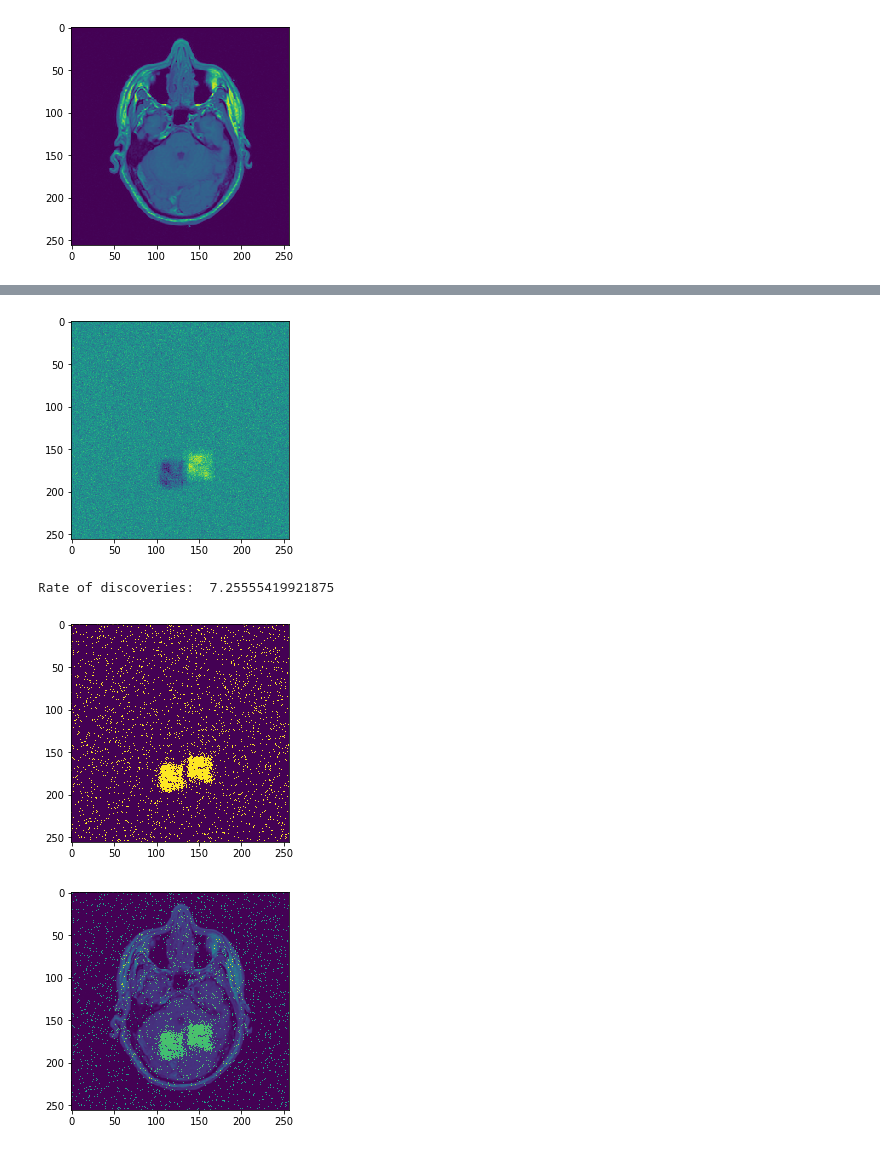
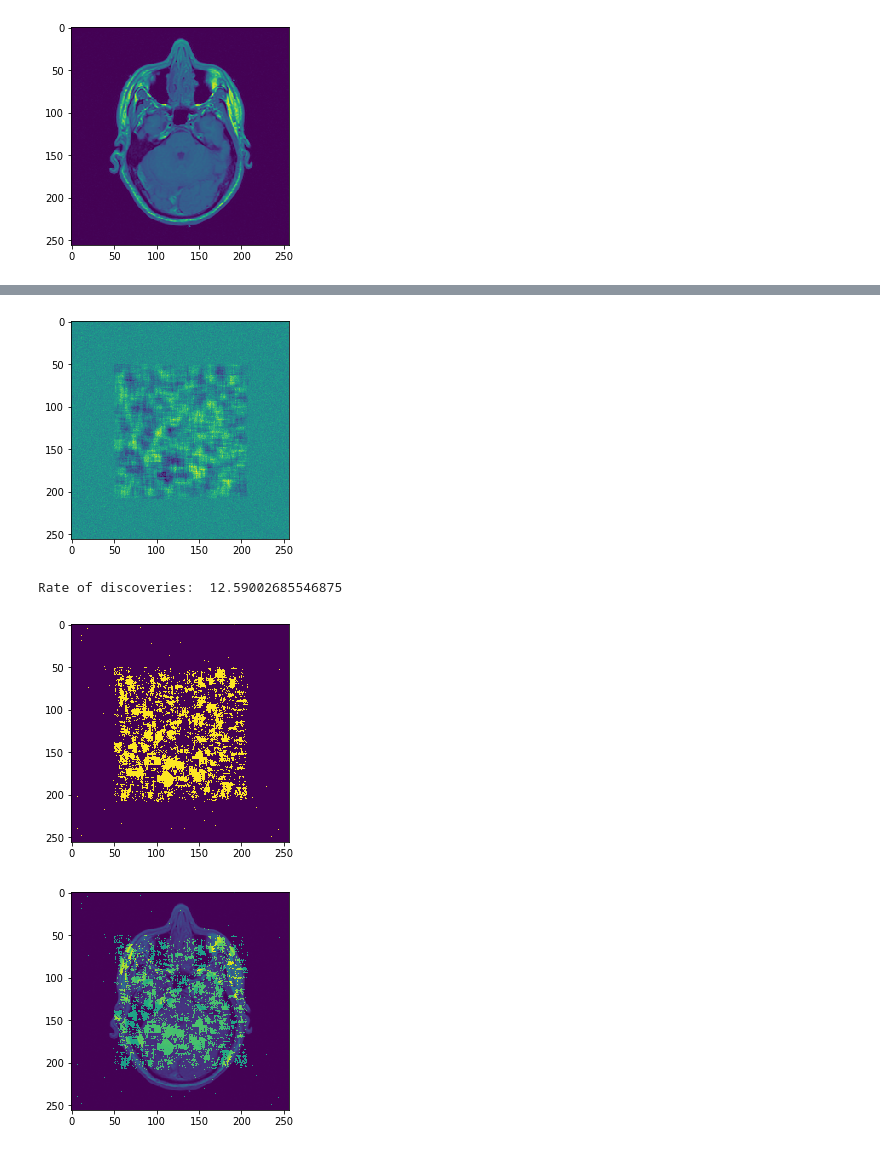
Before and after one commit to olethrosdc/ml-society-science, a Jupyter notebook: src/reproducibility/mri_analysis.ipynb, the cells around one changed output, grey strips where cells are left out. Drawn from its saved outputs; the diff is of its cells as text; code cells hidden in the pictures.

```diff
--- a/src/reproducibility/mri_analysis.ipynb
+++ b/src/reproducibility/mri_analysis.ipynb
@@ -5,7 +5,7 @@ height=256
 positive_signal_level = 0.5 # how much signal to add for positive and negative observations
 negative_signal_level = 0.5 # how much signal to add for positive and negative observations
 noise_level = 0.1 # how much noise to add
-spurious_activity = 0
+spurious_activity = 100
 error_probability = 0.05 # the probability of making an error for individual points
 # %%
 # plotting
@@ -57,8 +57,8 @@ plt.imshow(generate_image(160, 100, signal=negative_signal_level, noise=noise_le
 # %%
 # Create a few example images
-n_subjects = 100
-n_positive = 1
-n_negative = 1
+n_subjects = 10
+n_positive = 10
+n_negative = 10
 
 import pandas as pd
 data = pd.DataFrame()
@@ -103,27 +103,27 @@ mean_negative /= total_negative
 plt.figure(1); plt.imshow(mean_negative-mean_positive)
 deltas = (mean_negative - mean_positive)/2
 # %% [output]
-[figure, old version]
+[figure, new version]
 # %%
 import scipy.stats
 
-error_probability = 0.05 # the probability of making an error for individual points
+error_probability = 0.001 # the probability of making an error for individual points
 # Calculate the tails so that the probability of finding a positive signal where there is none is 'error_probability' for each pixel
 tail = scipy.stats.norm.interval(1 - error_probability, scale= noise_level / np.sqrt(n_examples))
 features = np.empty([x_dimension, y_dimension])
 #for x in range(x_dimension):
 #    for y in range(y_dimension):
 #        if (deltas[x][y] < tail[0] or deltas[x][y] > tail[1]):
 #            features[x][y] = 1
 #        else:
 #            features[x][y] = 0
 features = (deltas < tail[0]) + deltas > tail[1]
 plt.figure(1)
 plt.imshow(features)
 plt.figure(2)
 plt.imshow(features + img)
 print("Rate of discoveries: ", 100 * np.sum(features>0) / (x_dimension*y_dimension))
 # %% [output]
-Rate of discoveries:  7.25555419921875
+Rate of discoveries:  12.59002685546875
-[figure, old version]
+[figure, new version]
-[figure, old version]
+[figure, new version]
```
Also changed, not shown: parts of 2 cells of this notebook, 9 other files.
